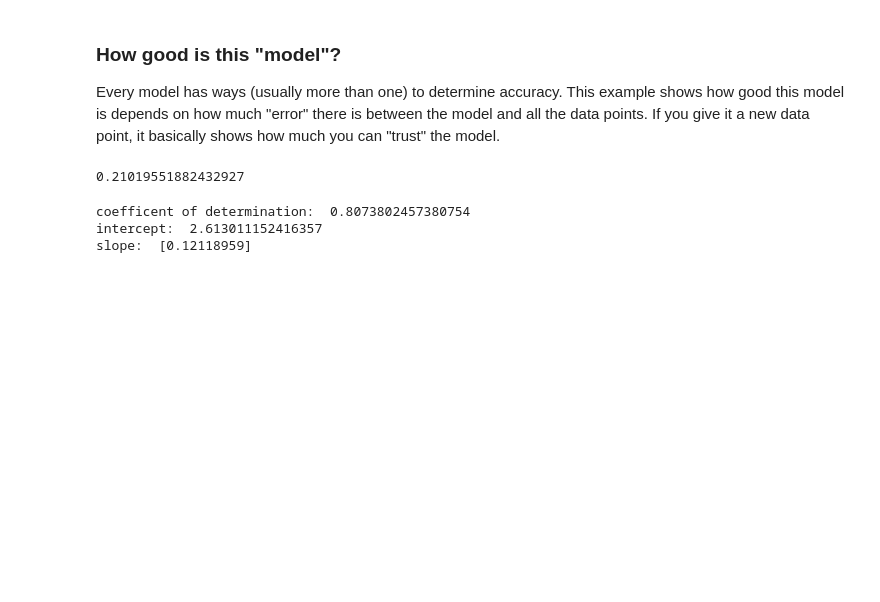
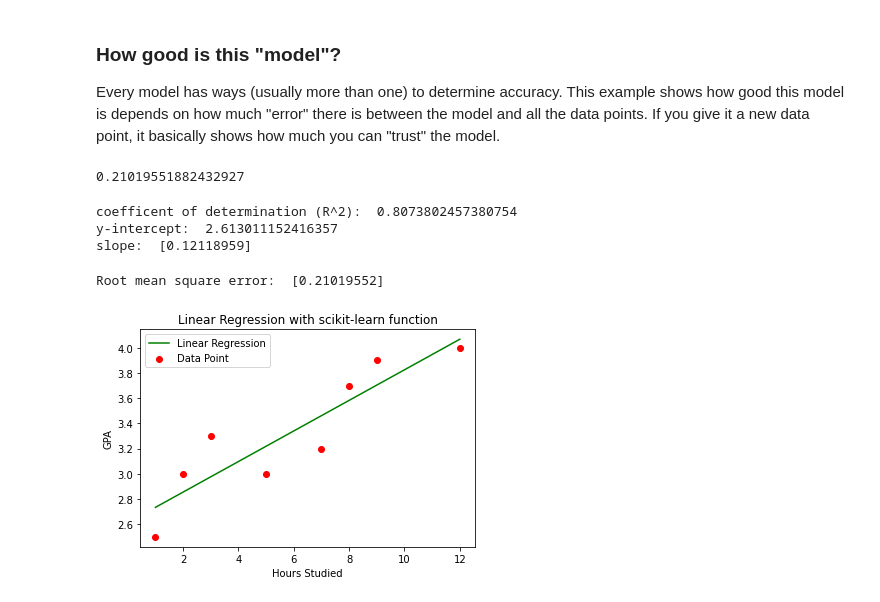
Before and after one commit to HannaMeinikheim/CS-334, a Jupyter notebook: HW3-LinearRegression_ScikitLearn.ipynb, the cells around one changed output. Cells and saved outputs as stored; diff of their text form; code cells hidden in the pictures; blank space fills up the shorter version.

```diff
--- a/HW3-LinearRegression_ScikitLearn.ipynb
+++ b/HW3-LinearRegression_ScikitLearn.ipynb
@@ -143,10 +146,45 @@ model = LinearRegression().fit(x_reshape, Y)
 # %%
 #getting results
 r_sq = model.score(x_reshape, Y)
-print("coefficent of determination: ", r_sq)
-print("intercept: ", model.intercept_)
+print("coefficent of determination (R^2): ", r_sq)
+print("y-intercept: ", model.intercept_)
 print("slope: ", model.coef_)
 # %% [output]
-coefficent of determination:  0.8073802457380754
-intercept:  2.613011152416357
+coefficent of determination (R^2):  0.8073802457380754
+y-intercept:  2.613011152416357
 slope:  [0.12118959]
+# %%
+# Root mean squared Error "rmse" method.
+rms = 0
+for i in range(n):
+    y_preds = model.intercept_ + model.coef_*X[i]
+    rms += (Y[i] - y_preds) ** 2
+rms = np.sqrt(rms/n)
+print("Root mean square error: ", rms)
+# %% [output]
+Root mean square error:  [0.21019552]
+# %%
+# graph dimensions
+x_max = np.max(X)
+x_min = np.min(X)
+
+# calculating the line of values of x and y
+xe = np.linspace(x_min, x_max, 1000)
+ye = model.intercept_ + model.coef_ * x
+
+#plotting the line
+plt.plot(xe, ye, color = "Green", label = "Linear Regression")
+
+#plot the data points
+plt.scatter(X, Y, color = "Red", label = "Data Point")
+
+#x-axis label
+plt.xlabel("Hours Studied")
+#y-axis label
+plt.ylabel("GPA")
+
+plt.legend()
+plt.title("Linear Regression with scikit-learn function")
+plt.show()
+# %% [output]
+[figure, added]
```
Also changed, not shown: parts of 3 cells of this notebook.
